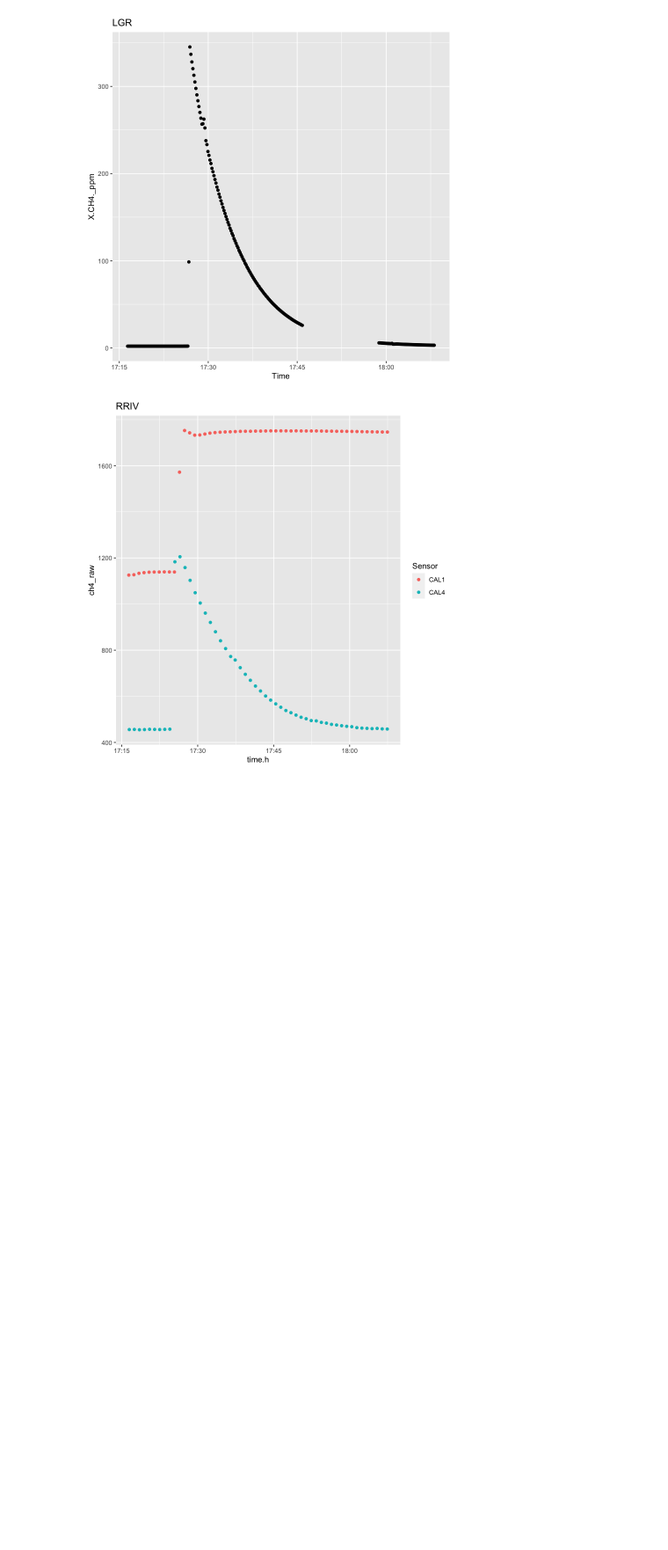
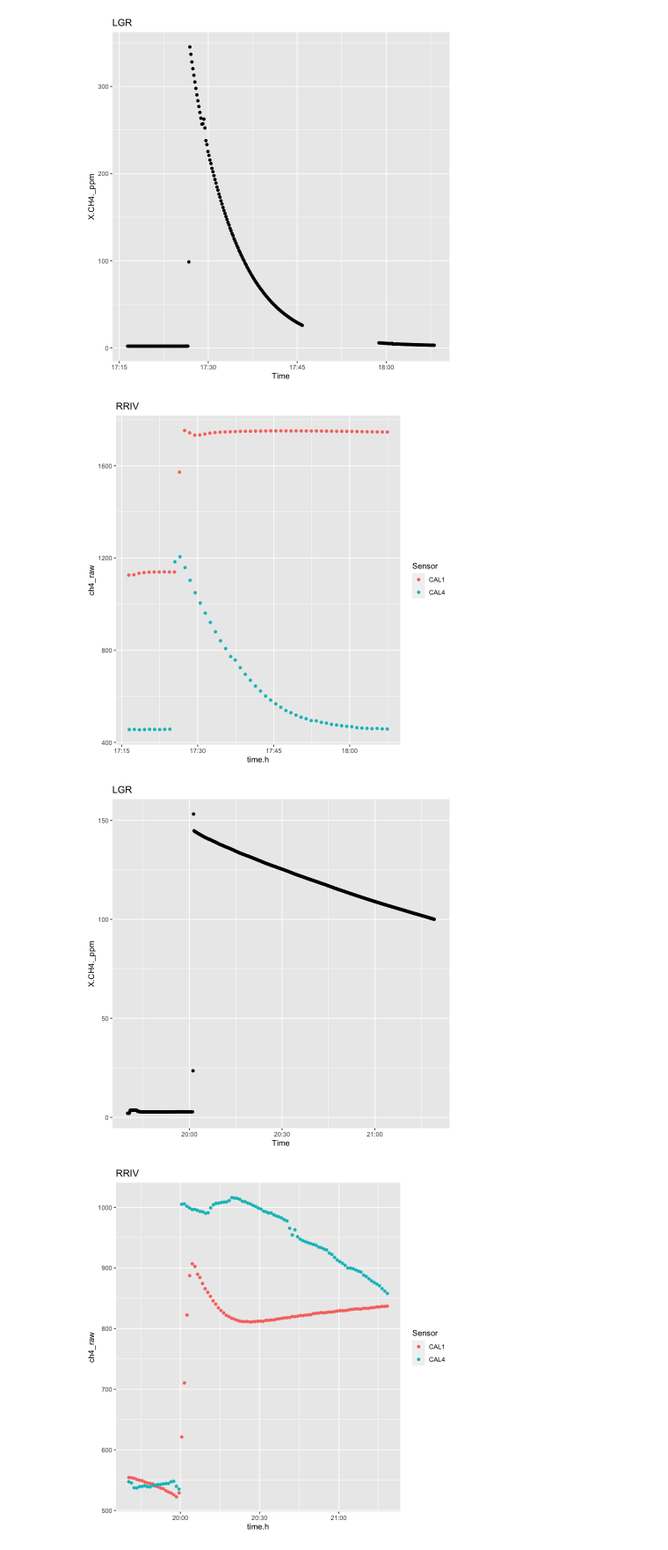
Before and after one commit to rrivirr/SensorDataProcessing, a Jupyter notebook: rriv_methane/anya_methane/lgr_leak_test.ipynb, the cells around one changed output. Shown at 88% size. Drawn from its saved outputs; the diff is of its cells as text; code cells hidden in the pictures; blank space fills up the shorter version.

```diff
--- a/rriv_methane/anya_methane/lgr_leak_test.ipynb
+++ b/rriv_methane/anya_methane/lgr_leak_test.ipynb
@@ -192,3 +262,23 @@ rriv_data_ol_summary2<-rriv_data_overlap2[rriv_data_overlap2$type=="summary",]
 # %% [output]
 [1] "2023-06-27 17:16:15 UTC" "2023-06-27 18:08:15 UTC"
 [1] "2023-06-27 17:16:24 UTC" "2023-06-27 18:08:05 UTC"
+# %%
+# start time is the max between the starting points for each range
+# start<-max(range(rriv_data3$time.h,na.rm=TRUE)[1],range(lgr_data2$Time,na.rm=TRUE)[1])
+start<-max(range(rriv_data3$time.h)[1],range(lgr_data3$Time)[1])
+# end time is the min between the ending points for each range
+# end<-min(range(rriv_data3$time.h,na.rm=TRUE)[2],range(lgr_data2$Time,na.rm=TRUE)[2])
+end<-min(range(rriv_data3$time.h)[2],range(lgr_data3$Time)[2])
+
+# subset the rriv data
+rriv_data_overlap3<-rriv_data3[rriv_data3$time.h>start & rriv_data3$time.h<end,]
+# range(rriv_data_overlap3$time.h,na.rm=TRUE)
+range(rriv_data_overlap3$time.h)
+
+# subset the lgr data
+lgr_data_overlap3<-lgr_data3[lgr_data3$Time>start & lgr_data3$Time<end,]
+# range(lgr_data_overlap3$Time,na.rm=TRUE)
+range(lgr_data_overlap3$Time)
+
+rriv_data_ol_raw3<-rriv_data_overlap3[rriv_data_overlap3$type=="raw",]
+rriv_data_ol_summary3<-rriv_data_overlap3[rriv_data_overlap3$type=="summary",]
@@ -208,3 +301,9 @@ ggplot(rriv_data_ol_summary2, aes(x=time.h, y=ch4_raw, color=Sensor))+geom_point
 # %% [output]
 [figure]
 [figure]
+# %%
+ggplot(lgr_data_overlap3, aes(x=Time, y=X.CH4._ppm))+geom_point()+labs(title="LGR")
+ggplot(rriv_data_ol_summary3, aes(x=time.h, y=ch4_raw, color=Sensor))+geom_point()+labs(title="RRIV")
+# %% [output]
+[figure, added]
+[figure, added]
```
Also changed, not shown: parts of 7 cells of this notebook.
